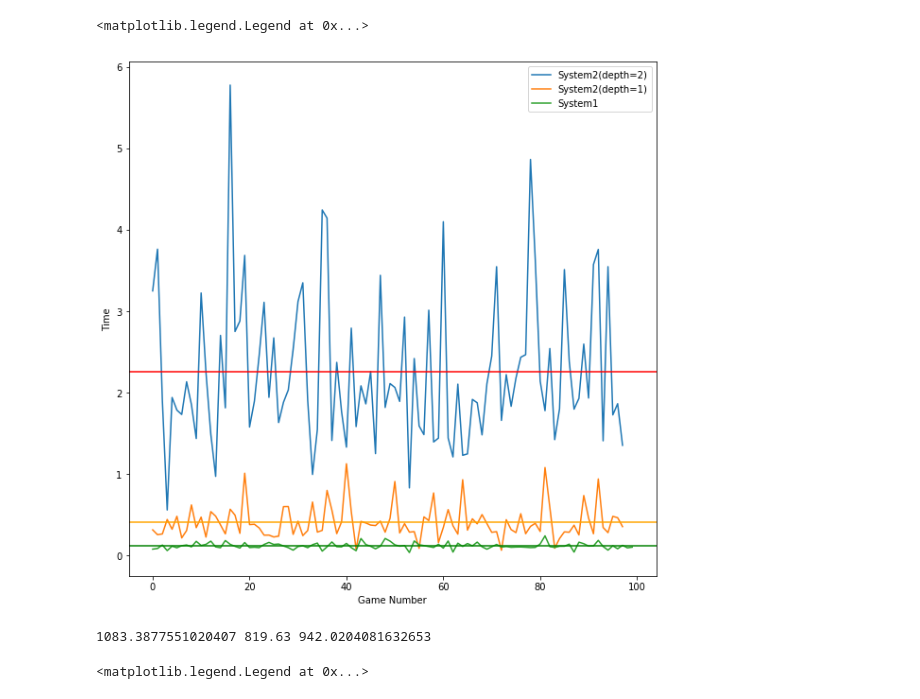
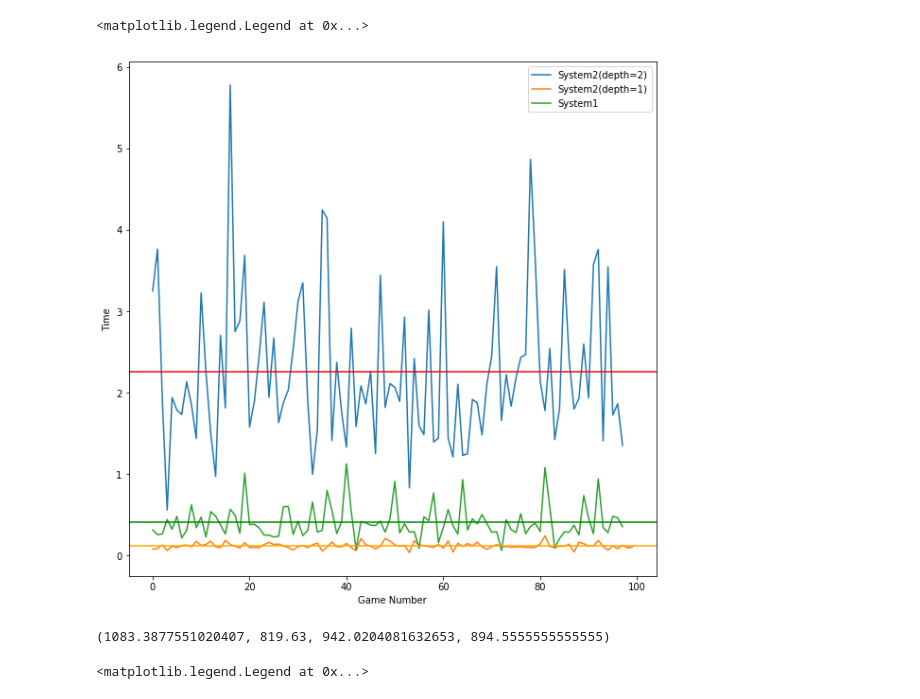
Before and after one commit to gulu42/System-0, a Jupyter notebook: multi_agent_pacman/visualisation.ipynb, the cells around one changed output. Saved outputs shown, nothing was run; the diff lists cells and outputs as text; code cells hidden in the pictures.

```diff
--- a/multi_agent_pacman/visualisation.ipynb
+++ b/multi_agent_pacman/visualisation.ipynb
@@ -16,28 +17,29 @@ mean2 = df2["time"].mean()
 # %%
 plt.plot(df1["time"], label='System2(depth=2)')
-plt.plot(df3["time"]  ,label='System2(depth=1)')
-plt.plot(df2["time"]  ,label='System1')
+plt.plot(df2["time"]  ,label='System2(depth=1)')
+plt.plot(df3["time"]  ,label='System1')
 plt.axhline(y=mean1, color='r', linestyle='-')
-plt.axhline(y=mean3, color='orange', linestyle='-')
-plt.axhline(y=mean2, color='g', linestyle='-')
+plt.axhline(y=mean3, color='g', linestyle='-')
+plt.axhline(y=mean2, color='orange', linestyle='-')
 plt.xlabel('Game Number')
 plt.ylabel('Time')
 plt.plot()
 plt.legend()
 # %% [output]
 <matplotlib.legend.Legend at 0x...>
-[figure, old version]
+[figure, new version]
 # %%
 mean1 = df1["score"].mean()
 mean2 = df2["score"].mean()
 mean3 = df3["score"].mean()
-print(mean1,mean2,mean3)
+mean4 = df4["score"].mean()
+print(mean1,mean2,mean3,mean4)
 # df1 = df1[df1.result != 0]
 # df2 = df2[df2.result != 0]
 # df3 = df3[df3.result != 0]
 # df.head(15)
 # %% [output]
-1083.3877551020407 819.63 942.0204081632653
+(1083.3877551020407, 819.63, 942.0204081632653, 894.5555555555555)
 # %%
 plt.plot(df1.head(100)["score"],label='System2(depth=2)')
 plt.plot(df2.head(100)["score"]  ,label='System2(depth=1)')
```
Also changed, not shown: parts of 8 cells of this notebook, 1 other file.
